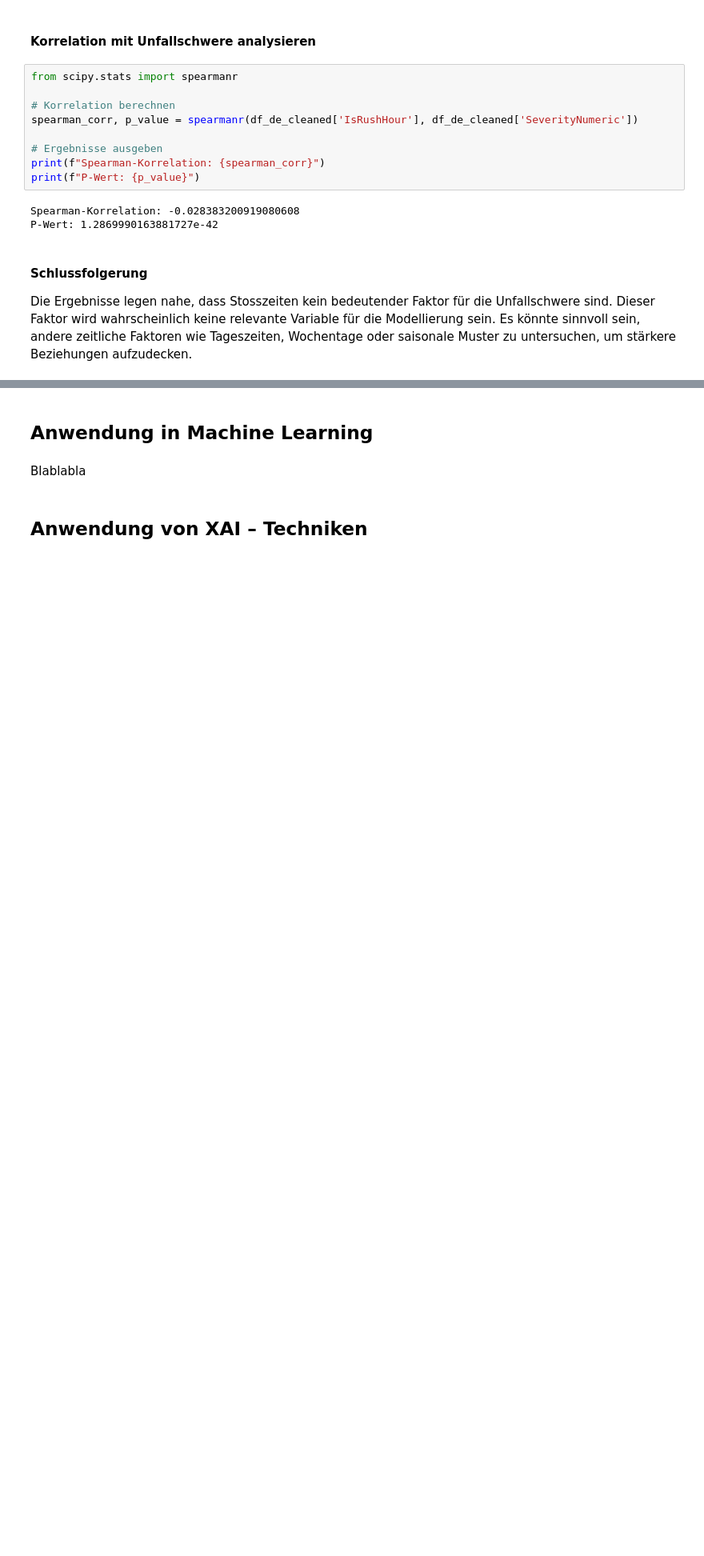
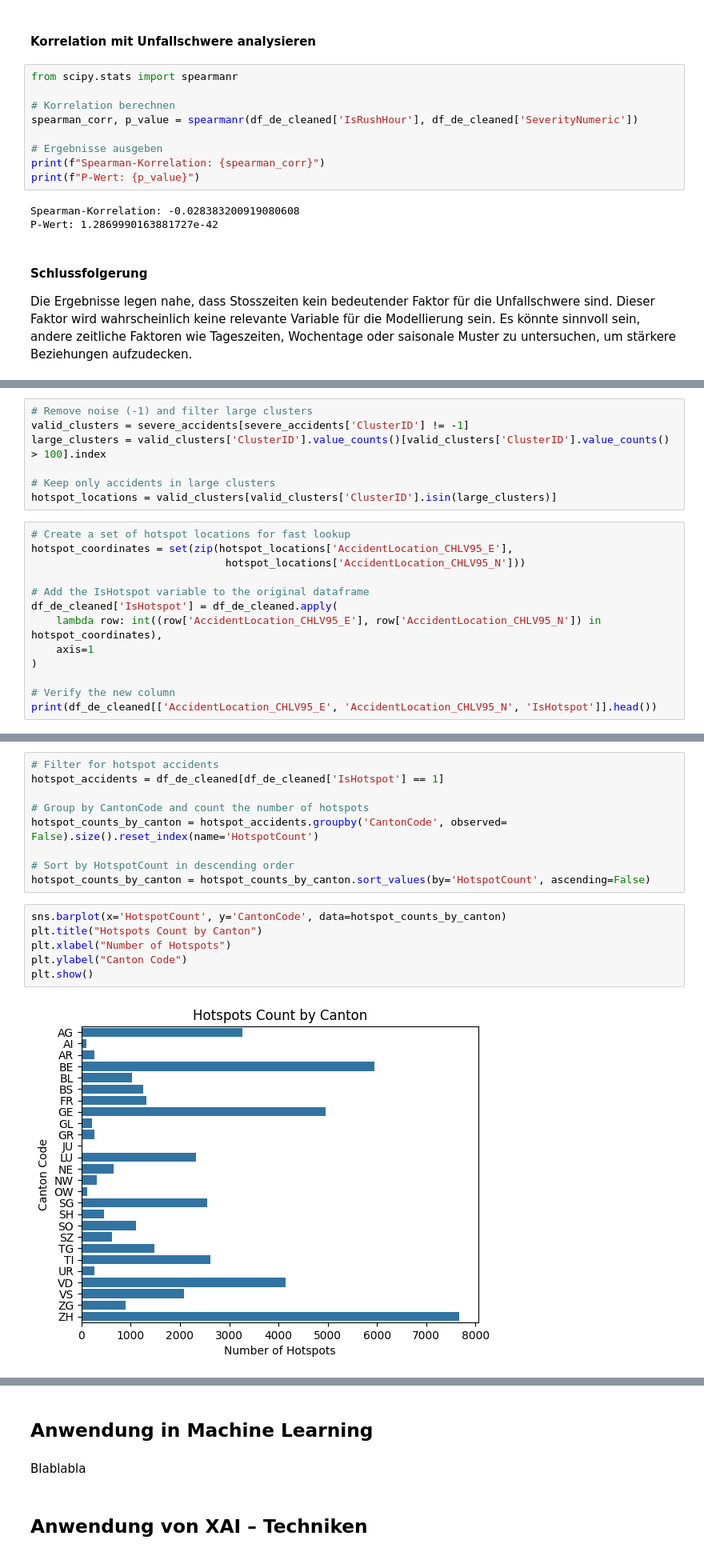
Before and after one commit to dominiqueulrixh/Verkehrsunfaellanalyse, a Jupyter notebook: Verkehrsunfallanalyse.ipynb, the cells around one changed output, grey strips where cells are left out. Shown at 80% size. Drawn from its saved outputs; the diff is of its cells as text; blank space fills up the shorter version.

```diff
--- a/Verkehrsunfallanalyse.ipynb
+++ b/Verkehrsunfallanalyse.ipynb
@@ -1316,0 +1448,20 @@ Zentroiden der Cluster:
+# %%
+# Remove noise (-1) and filter large clusters
+valid_clusters = severe_accidents[severe_accidents['ClusterID'] != -1]
+large_clusters = valid_clusters['ClusterID'].value_counts()[valid_clusters['ClusterID'].value_counts() > 100].index
+
+# Keep only accidents in large clusters
+hotspot_locations = valid_clusters[valid_clusters['ClusterID'].isin(large_clusters)]
+# %%
+# Create a set of hotspot locations for fast lookup
+hotspot_coordinates = set(zip(hotspot_locations['AccidentLocation_CHLV95_E'],
+                               hotspot_locations['AccidentLocation_CHLV95_N']))
+
+# Add the IsHotspot variable to the original dataframe
+df_de_cleaned['IsHotspot'] = df_de_cleaned.apply(
+    lambda row: int((row['AccidentLocation_CHLV95_E'], row['AccidentLocation_CHLV95_N']) in hotspot_coordinates),
+    axis=1
+)
+
+# Verify the new column
+print(df_de_cleaned[['AccidentLocation_CHLV95_E', 'AccidentLocation_CHLV95_N', 'IsHotspot']].head())
@@ -1316,0 +1481,17 @@ Zentroiden der Cluster:
+# %%
+# Filter for hotspot accidents
+hotspot_accidents = df_de_cleaned[df_de_cleaned['IsHotspot'] == 1]
+
+# Group by CantonCode and count the number of hotspots
+hotspot_counts_by_canton = hotspot_accidents.groupby('CantonCode', observed= False).size().reset_index(name='HotspotCount')
+
+# Sort by HotspotCount in descending order
+hotspot_counts_by_canton = hotspot_counts_by_canton.sort_values(by='HotspotCount', ascending=False)
+# %%
+sns.barplot(x='HotspotCount', y='CantonCode', data=hotspot_counts_by_canton)
+plt.title("Hotspots Count by Canton")
+plt.xlabel("Number of Hotspots")
+plt.ylabel("Canton Code")
+plt.show()
+# %% [output]
+[figure, added]
```
Also changed, not shown: parts of 30 cells of this notebook.
